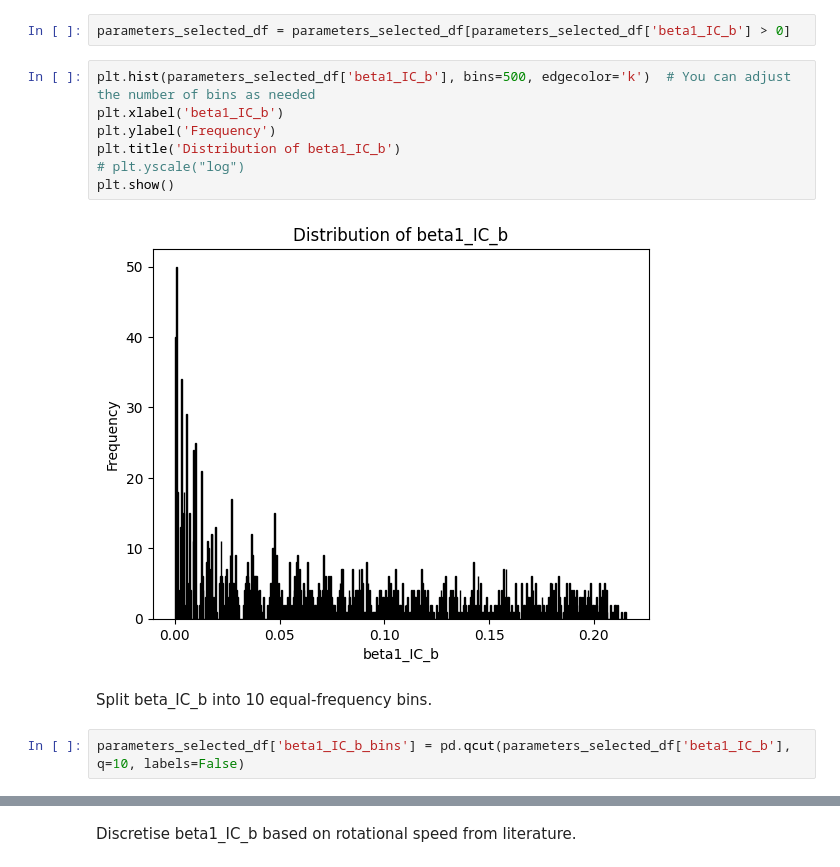
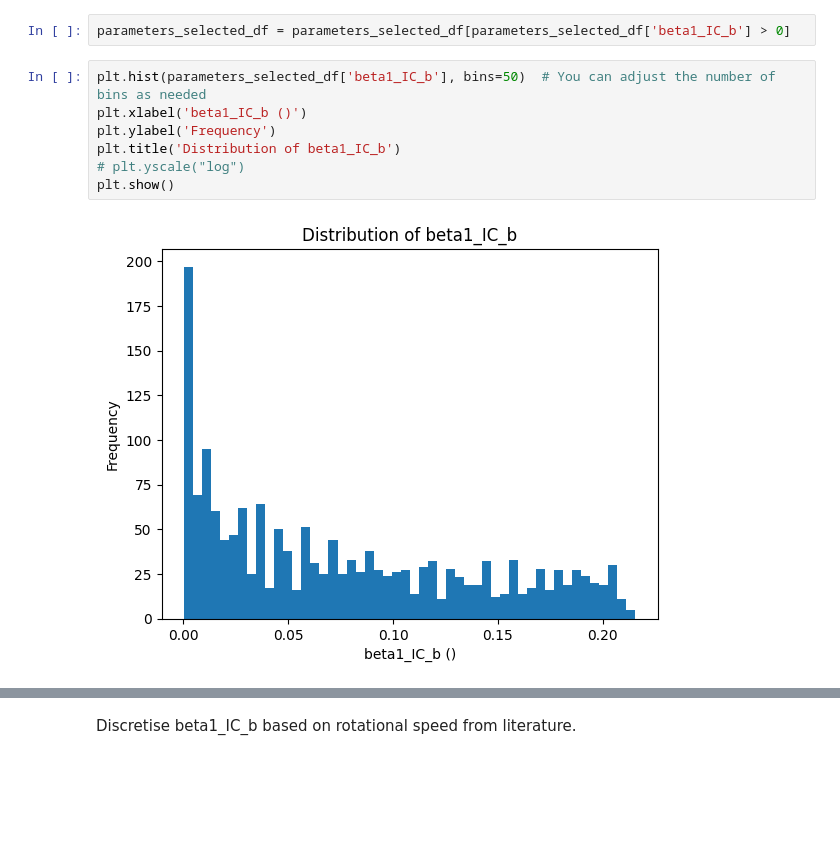
Before and after one commit to the-tarin/gw-generative-models, a Jupyter notebook: analysis/gw_parameter_analysis.ipynb, the cells around one changed output, grey strips where cells are left out. Saved outputs shown, nothing was run; the diff lists cells and outputs as text; blank space fills up the shorter version.

```diff
--- a/analysis/gw_parameter_analysis.ipynb
+++ b/analysis/gw_parameter_analysis.ipynb
@@ -114,15 +130,11 @@ Signals appear otherwise 'normal'. Not sure whether it's similar to the original
 # %%
 parameters_selected_df = parameters_selected_df[parameters_selected_df['beta1_IC_b'] > 0]
 # %%
-plt.hist(parameters_selected_df['beta1_IC_b'], bins=500, edgecolor='k')  # You can adjust the number of bins as needed
-plt.xlabel('beta1_IC_b')
+plt.hist(parameters_selected_df['beta1_IC_b'], bins=50)  # You can adjust the number of bins as needed
+plt.xlabel('beta1_IC_b ()')
 plt.ylabel('Frequency')
 plt.title('Distribution of beta1_IC_b')
 # plt.yscale("log")
 plt.show()
 # %% [output]
-[figure, old version]
+[figure, new version]
-# %% [markdown]
-Split beta_IC_b into 10 equal-frequency bins.
-# %%
-parameters_selected_df['beta1_IC_b_bins'] = pd.qcut(parameters_selected_df['beta1_IC_b'], q=10, labels=False)
```
Also changed, not shown: parts of 16 cells of this notebook, 3 other files.
